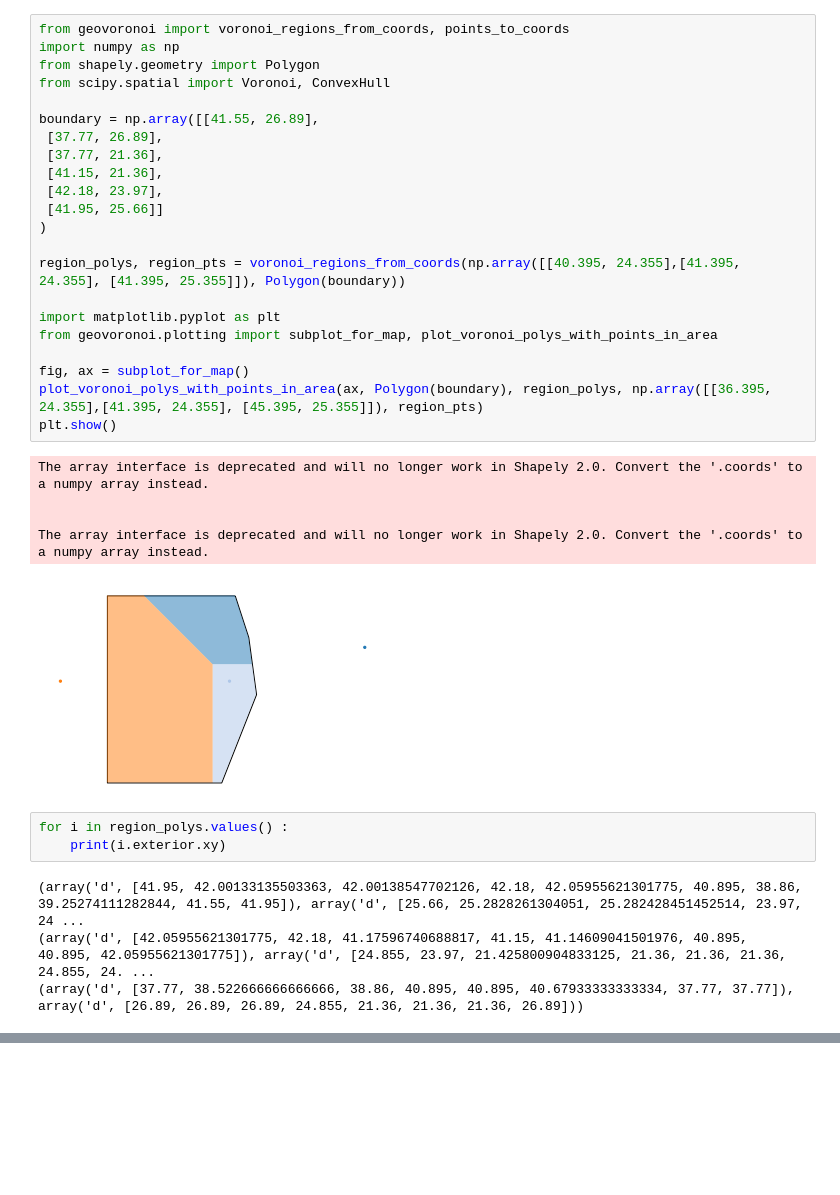
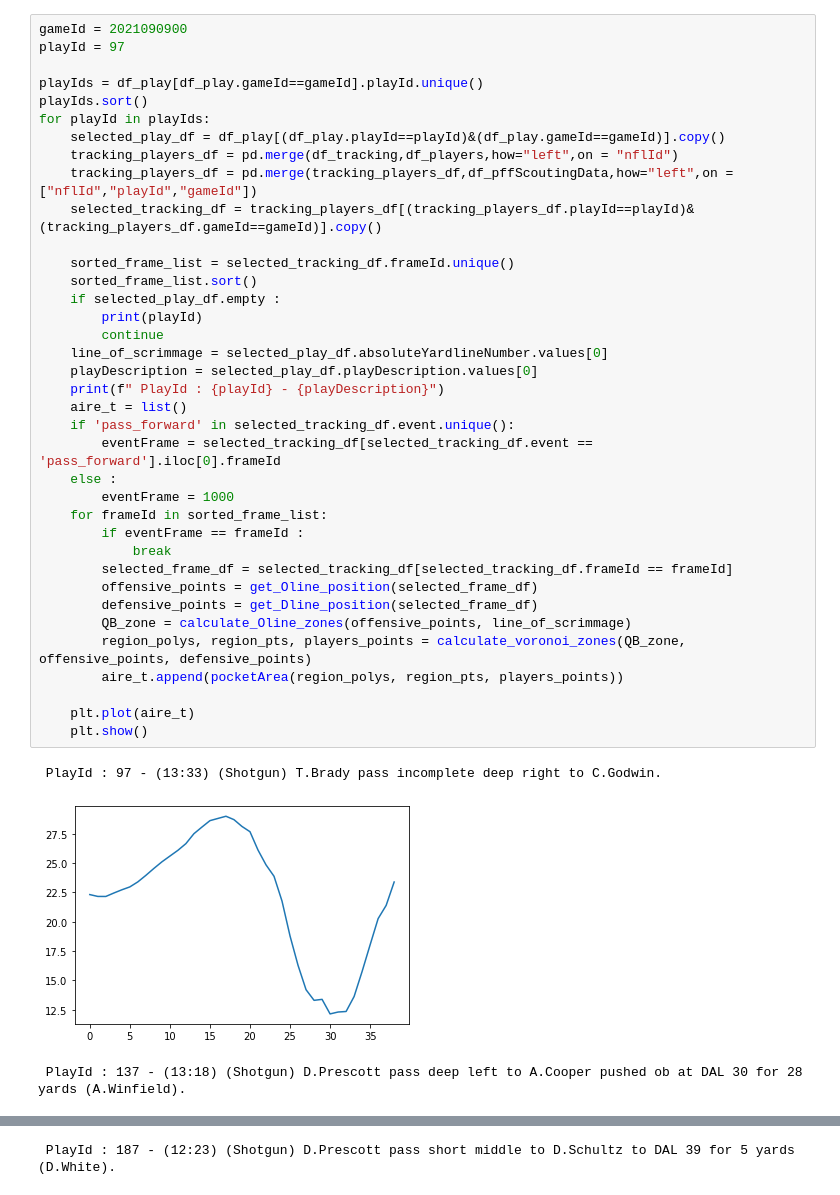
Before and after one commit to NthnMgns/NFL-Big-Data-Bowl-2023, a Jupyter notebook: definition_zone.ipynb, the cells around one changed output, grey strips where cells are left out. Cells and saved outputs as stored; diff of their text form; blank space fills up the shorter version.

Commit message:
calcul aire poche

```diff
--- a/definition_zone.ipynb
+++ b/definition_zone.ipynb
@@ -45,35 +18,41 @@ animate_play(df_tracking,df_play,df_players,df_pffScoutingData,
-# %%
-from geovoronoi import voronoi_regions_from_coords, points_to_coords
-import numpy as np
-from shapely.geometry import Polygon
-from scipy.spatial import Voronoi, ConvexHull
-
-boundary = np.array([[41.55, 26.89],
- [37.77, 26.89],
- [37.77, 21.36],
- [41.15, 21.36],
- [42.18, 23.97],
- [41.95, 25.66]]
-)
-
-region_polys, region_pts = voronoi_regions_from_coords(np.array([[40.395, 24.355],[41.395, 24.355], [41.395, 25.355]]), Polygon(boundary))
-
-import matplotlib.pyplot as plt
-from geovoronoi.plotting import subplot_for_map, plot_voronoi_polys_with_points_in_area
-
-fig, ax = subplot_for_map()
-plot_voronoi_polys_with_points_in_area(ax, Polygon(boundary), region_polys, np.array([[36.395, 24.355],[41.395, 24.355], [45.395, 25.355]]), region_pts)
-plt.show()
-# %% [output]
-The array interface is deprecated and will no longer work in Shapely 2.0. Convert the '.coords' to a numpy array instead.
-
-
-The array interface is deprecated and will no longer work in Shapely 2.0. Convert the '.coords' to a numpy array instead.
-[figure, removed]
-# %%
-for i in region_polys.values() :
-    print(i.exterior.xy)
-# %% [output]
-(array('d', [41.95, 42.00133135503363, 42.00138547702126, 42.18, 42.05955621301775, 40.895, 38.86, 39.25274111282844, 41.55, 41.95]), array('d', [25.66, 25.2828261304051, 25.282428451452514, 23.97, 24 ...
-(array('d', [42.05955621301775, 42.18, 41.17596740688817, 41.15, 41.14609041501976, 40.895, 40.895, 42.05955621301775]), array('d', [24.855, 23.97, 21.425800904833125, 21.36, 21.36, 21.36, 24.855, 24. ...
-(array('d', [37.77, 38.522666666666666, 38.86, 40.895, 40.895, 40.67933333333334, 37.77, 37.77]), array('d', [26.89, 26.89, 26.89, 24.855, 21.36, 21.36, 21.36, 26.89]))
+# %%
+gameId = 2021090900
+playId = 97
+
+playIds = df_play[df_play.gameId==gameId].playId.unique()
+playIds.sort()
+for playId in playIds:
+    selected_play_df = df_play[(df_play.playId==playId)&(df_play.gameId==gameId)].copy()
+    tracking_players_df = pd.merge(df_tracking,df_players,how="left",on = "nflId")
+    tracking_players_df = pd.merge(tracking_players_df,df_pffScoutingData,how="left",on = ["nflId","playId","gameId"])
+    selected_tracking_df = tracking_players_df[(tracking_players_df.playId==playId)&(tracking_players_df.gameId==gameId)].copy()
+
+    sorted_frame_list = selected_tracking_df.frameId.unique()
+    sorted_frame_list.sort()
+    if selected_play_df.empty :
+        print(playId)
+        continue
+    line_of_scrimmage = selected_play_df.absoluteYardlineNumber.values[0]
+    playDescription = selected_play_df.playDescription.values[0]
+    print(f" PlayId : {playId} - {playDescription}")
+    aire_t = list()
+    if 'pass_forward' in selected_tracking_df.event.unique():
+        eventFrame = selected_tracking_df[selected_tracking_df.event == 'pass_forward'].iloc[0].frameId
+    else :
+        eventFrame = 1000
+    for frameId in sorted_frame_list:
+        if eventFrame == frameId :
+            break
+        selected_frame_df = selected_tracking_df[selected_tracking_df.frameId == frameId]
+        offensive_points = get_Oline_position(selected_frame_df)
+        defensive_points = get_Dline_position(selected_frame_df)
+        QB_zone = calculate_Oline_zones(offensive_points, line_of_scrimmage)
+        region_polys, region_pts, players_points = calculate_voronoi_zones(QB_zone, offensive_points, defensive_points)
+        aire_t.append(pocketArea(region_polys, region_pts, players_points))
+
+    plt.plot(aire_t)
+    plt.show()
+# %% [output]
+ PlayId : 97 - (13:33) (Shotgun) T.Brady pass incomplete deep right to C.Godwin.
+[figure, added]
+ PlayId : 137 - (13:18) (Shotgun) D.Prescott pass deep left to A.Cooper pushed ob at DAL 30 for 28 yards (A.Winfield).
@@ -79,0 +60 @@ for i in region_polys.values() :
+ PlayId : 187 - (12:23) (Shotgun) D.Prescott pass short middle to D.Schultz to DAL 39 for 5 yards (D.White).
```
Also changed, not shown: parts of 5 cells of this notebook, 2 other files.
